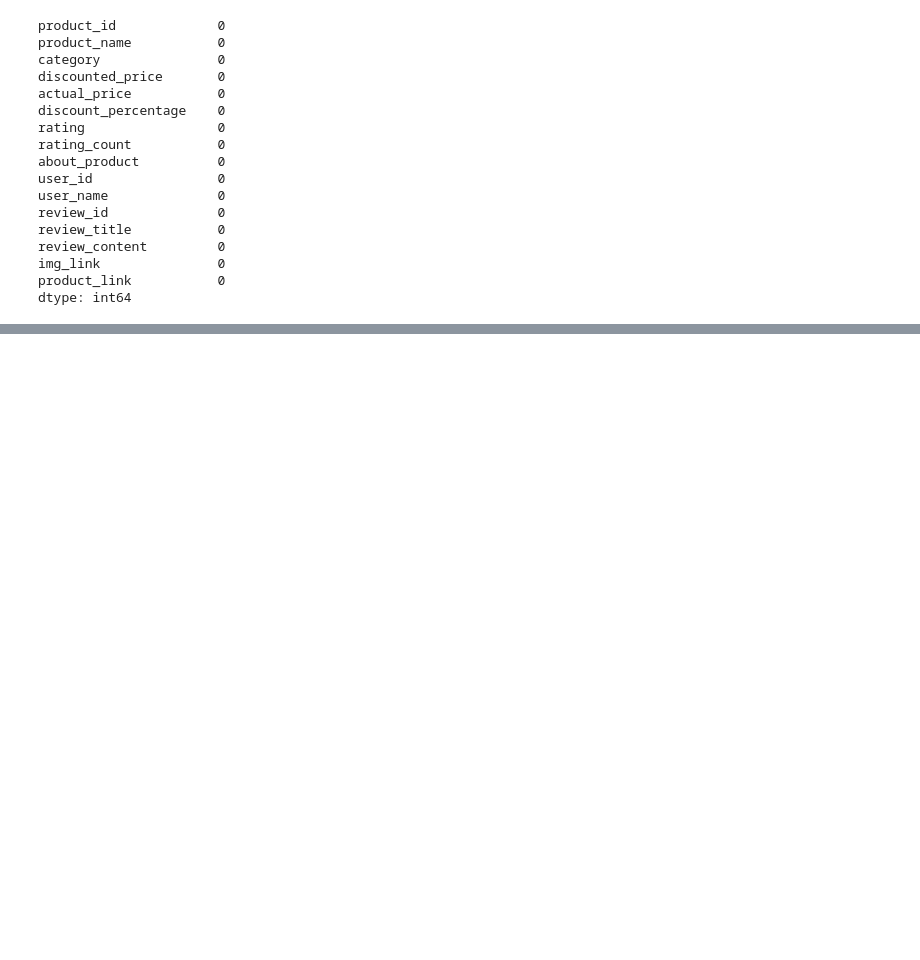
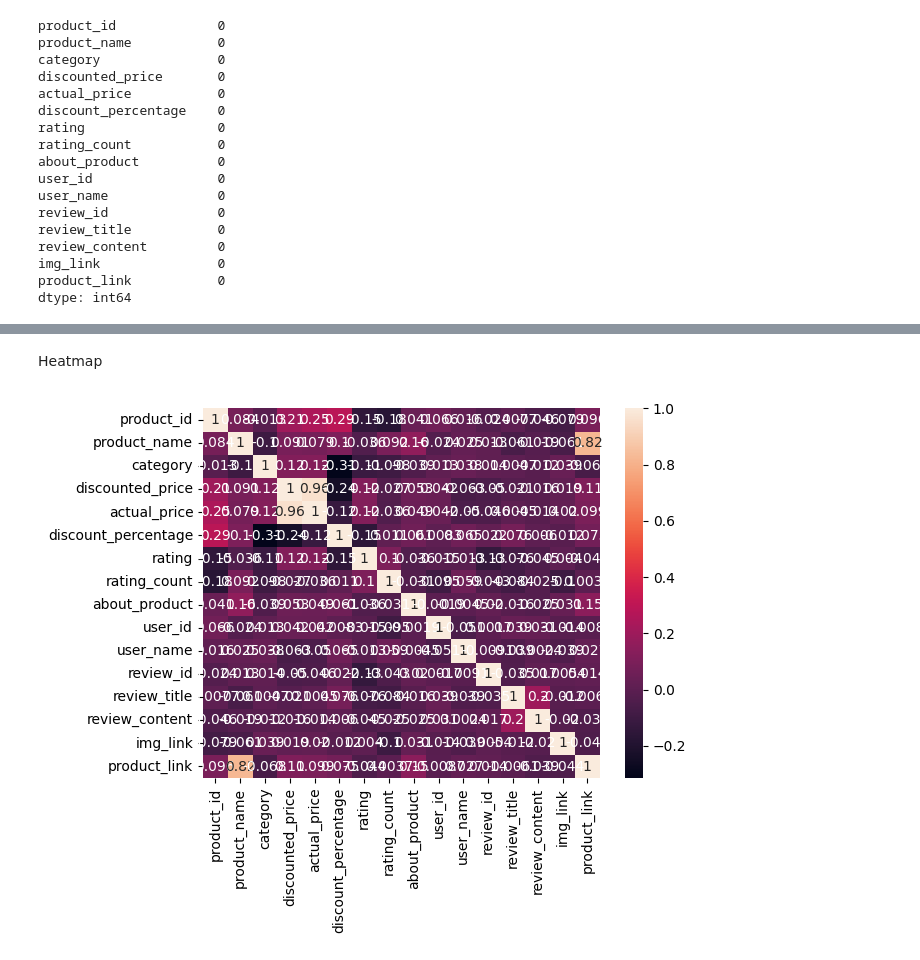
Before and after one commit to ShaikMehraj/Data_preprocess, a Jupyter notebook: EDA_Amazon.ipynb, the cells around one changed output, grey strips where cells are left out. Drawn from its saved outputs; the diff is of its cells as text; code cells hidden in the pictures; blank space fills up the shorter version.

```diff
--- a/EDA_Amazon.ipynb
+++ b/EDA_Amazon.ipynb
@@ -250,0 +294,37 @@ dtype: int64
+# %%
+from sklearn.preprocessing import LabelEncoder
+# label encode categorical variables
+
+le_product_id = LabelEncoder()
+le_category = LabelEncoder()
+le_review_id = LabelEncoder()
+le_review_content = LabelEncoder()
+le_product_name = LabelEncoder()
+le_user_name = LabelEncoder()
+le_about_product = LabelEncoder()
+le_user_id = LabelEncoder()
+le_review_title = LabelEncoder()
+le_img_link = LabelEncoder()
+le_product_link = LabelEncoder()
+
+
+df['product_id'] = le_product_id.fit_transform(df['product_id'])
+df['category'] = le_category.fit_transform(df['category'])
+df['review_id'] = le_review_id.fit_transform(df['review_id'])
+df['review_content'] = le_review_content.fit_transform(df['review_content'])
+df['product_name'] = le_product_name.fit_transform(df['product_name'])
+df['user_name'] = le_user_name.fit_transform(df['user_name'])
+df['about_product'] = le_about_product.fit_transform(df['about_product'])
+df['user_id'] = le_user_id.fit_transform(df['user_id'])
+df['review_title'] = le_review_title.fit_transform(df['review_title'])
+df['img_link'] = le_img_link.fit_transform(df['img_link'])
+df['product_link'] = le_product_link.fit_transform(df['product_link'])
+# %% [markdown]
+Heatmap
+# %%
+# Plot correlations between variables
+correlation_matrix = df.corr()
+sns.heatmap(correlation_matrix, annot=True)
+plt.show()
+# %% [output]
+[figure, added]
```
Also changed, not shown: parts of 12 cells of this notebook, 1 other file.
